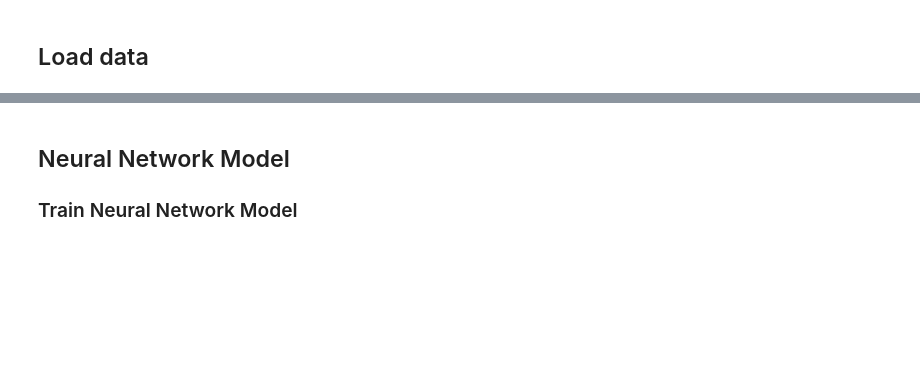
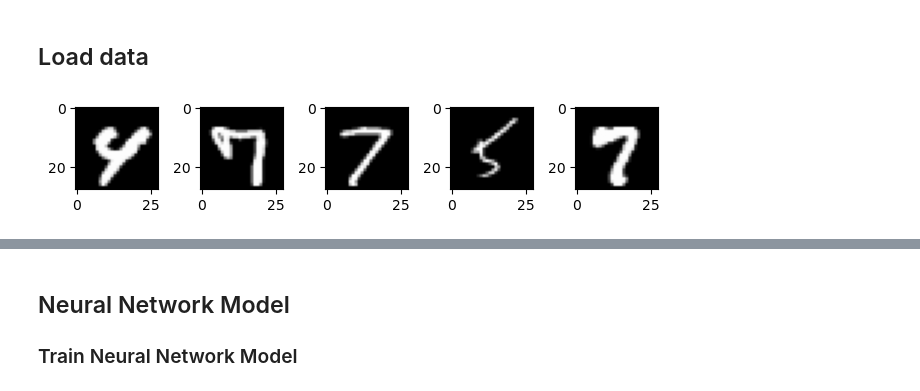
Before and after one commit to wangyouan/AIandFinance2025, a Jupyter notebook: example_notebook/lecture9_deep_learning/MNIST_handwritten.ipynb, the cells around one changed output, grey strips where cells are left out. Cells and saved outputs as stored; diff of their text form; code cells hidden in the pictures; blank space fills up the shorter version.

Commit message:
update code for MNIST handwritten test

```diff
--- a/example_notebook/lecture9_deep_learning/MNIST_handwritten.ipynb
+++ b/example_notebook/lecture9_deep_learning/MNIST_handwritten.ipynb
@@ -14,0 +17,15 @@ plt.imshow(mnist_x_train[0], cmap = plt.cm.binary)
+# %%
+# We select 5 random examples (rows) from the train dataset
+random_indexes = random.sample(range(mnist_x_train.shape[0]), 5)
+original_images = [mnist_x_train[element] for element in random_indexes]
+
+#Visualizing the orginal images
+fig, axes = plt.subplots(nrows=1, ncols=5)
+
+i=0
+for ax in axes:
+    ax.imshow(original_images[i], cmap ='gist_gray')
+    i +=1
+fig.tight_layout()
+# %% [output]
+[figure, added]
```
Also changed, not shown: parts of 16 cells of this notebook.
